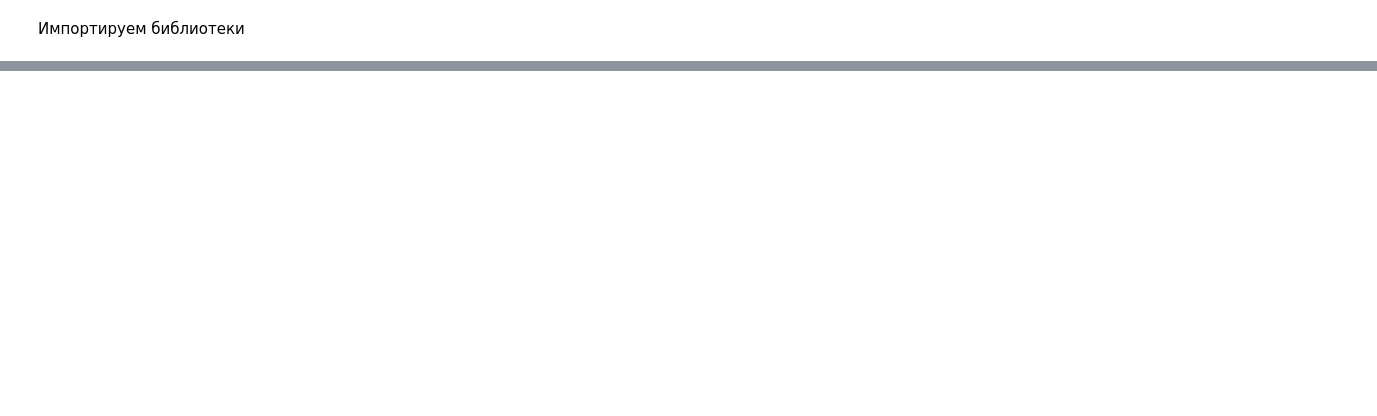
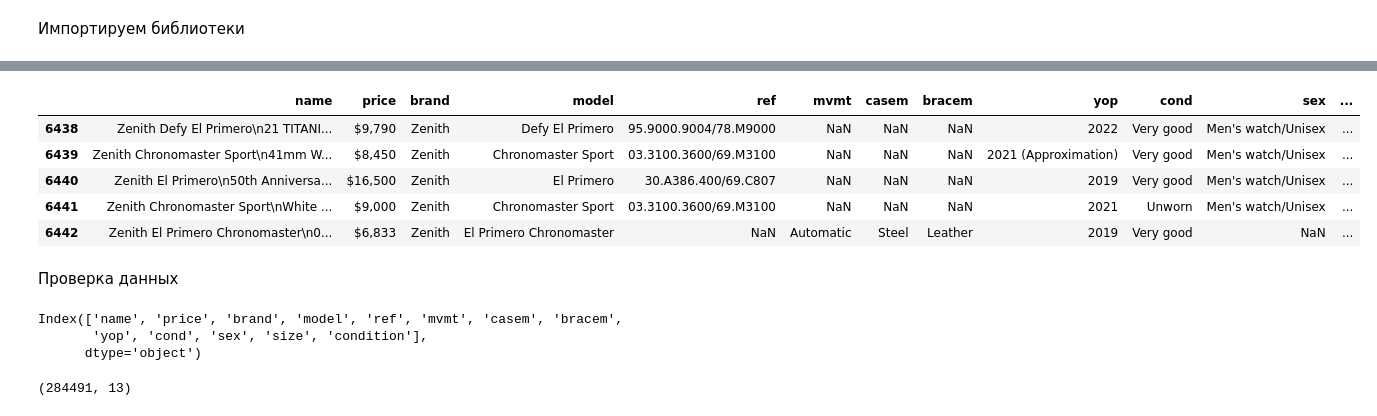
Before and after one commit to aelukin/ML_ITMO, a Jupyter notebook: watch_market_analysis.ipynb, the cells around one changed output, grey strips where cells are left out. Drawn from its saved outputs; the diff is of its cells as text; code cells hidden in the pictures; blank space fills up the shorter version.

```diff
--- a/watch_market_analysis.ipynb
+++ b/watch_market_analysis.ipynb
@@ -19,0 +37,21 @@ import matplotlib.pyplot as plt
+# %%
+data.tail()
+# %% [output]
+|  | name | price | brand | model | ref | mvmt | casem | bracem | yop | cond | sex | ... |
+| 6438 | Zenith Defy El Primero\n21 TITANI... | $9,790 | Zenith | Defy El Primero | 95.9000.9004/78.M9000 | NaN | NaN | NaN | 2022 | Very good | Men's watch/Unisex | ... |
+| 6439 | Zenith Chronomaster Sport\n41mm W... | $8,450 | Zenith | Chronomaster Sport | 03.3100.3600/69.M3100 | NaN | NaN | NaN | 2021 (Approximation) | Very good | Men's watch/Unisex | ... |
+| 6440 | Zenith El Primero\n50th Anniversa... | $16,500 | Zenith | El Primero | 30.A386.400/69.C807 | NaN | NaN | NaN | 2019 | Very good | Men's watch/Unisex | ... |
+| 6441 | Zenith Chronomaster Sport\nWhite ... | $9,000 | Zenith | Chronomaster Sport | 03.3100.3600/69.M3100 | NaN | NaN | NaN | 2021 | Unworn | Men's watch/Unisex | ... |
+| 6442 | Zenith El Primero Chronomaster\n0... | $6,833 | Zenith | El Primero Chronomaster | NaN | Automatic | Steel | Leather | 2019 | Very good | NaN | ... |
+# %% [markdown]
+Проверка данных
+# %%
+data.columns
+# %% [output]
+Index(['name', 'price', 'brand', 'model', 'ref', 'mvmt', 'casem', 'bracem',
+       'yop', 'cond', 'sex', 'size', 'condition'],
+      dtype='object')
+# %%
+data.shape
+# %% [output]
+(284491, 13)
```
Also changed, not shown: parts of 29 cells of this notebook.
